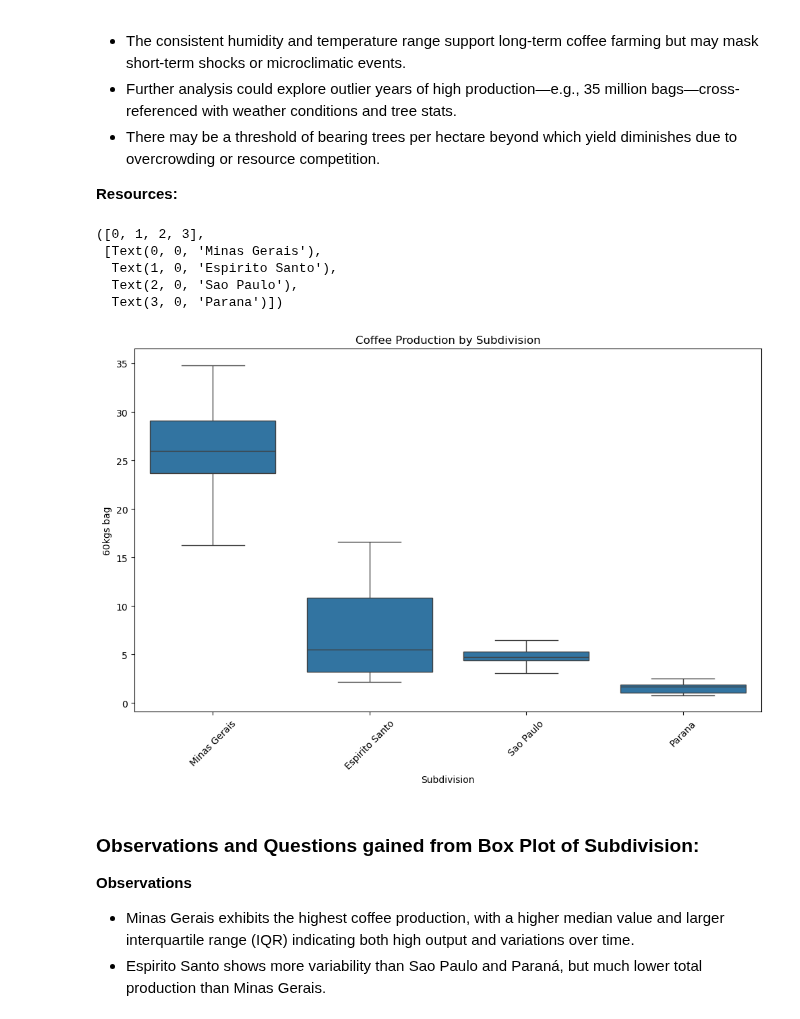
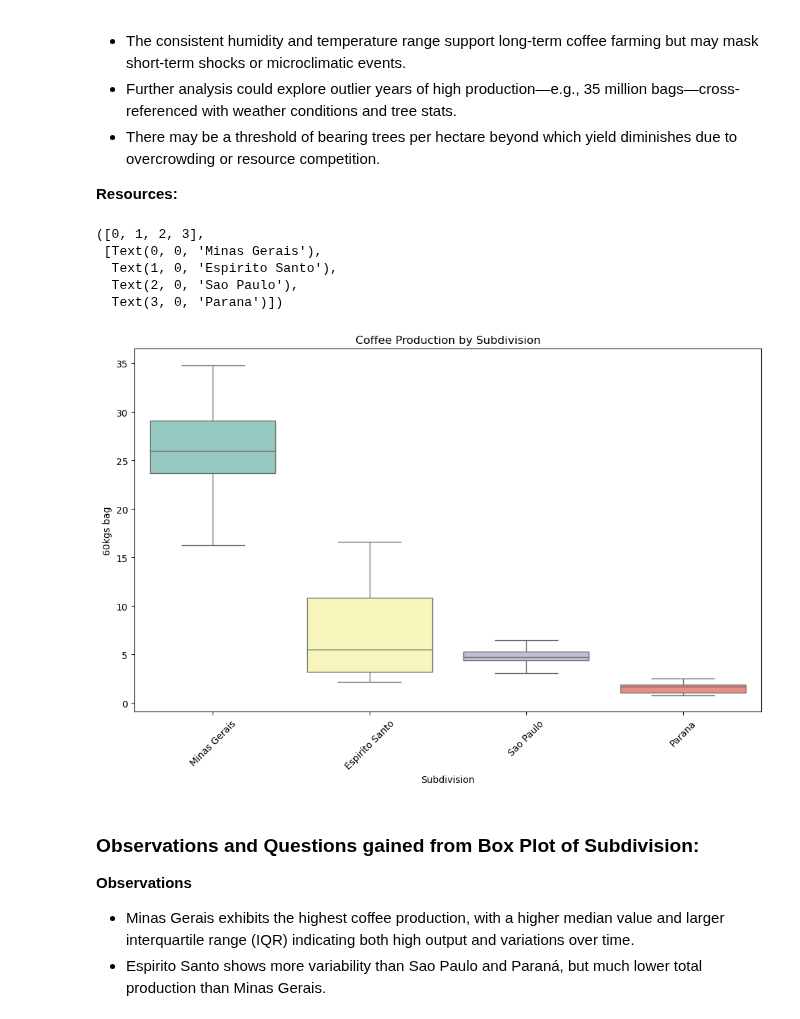
Before and after one commit to DataEden/The-Knowledge-House-2025, a Jupyter notebook: T-Labs/Coffee_Weather_Data_Analysis/notebooks/analysis.ipynb, the cells around one changed output. Saved outputs shown, nothing was run; the diff lists cells and outputs as text; code cells hidden in the pictures.

```diff
--- a/T-Labs/Coffee_Weather_Data_Analysis/notebooks/analysis.ipynb
+++ b/T-Labs/Coffee_Weather_Data_Analysis/notebooks/analysis.ipynb
@@ -186,19 +186,19 @@ Column: '60kgs_bag' → Skewness: 1.33 → Strong Right Skew
 # %%
 # TODO: BEGIN YOUR EDA!
 # 60kgs bag Per Subdivision.
 plt.figure(figsize=(12, 7))
-sns.boxplot(data=weather_merged, x='subdivision_y', y='60kgs_bag')
+sns.boxplot(data=weather_merged, x='subdivision_y', y='60kgs_bag', hue='subdivision_y', palette='Set3')
 plt.ylabel('60kgs bag')
 plt.xlabel('Subdivision')
 plt.title('Coffee Production by Subdivision')
 plt.xticks(rotation=45)
 # %% [output]
 ([0, 1, 2, 3],
  [Text(0, 0, 'Minas Gerais'),
   Text(1, 0, 'Espirito Santo'),
   Text(2, 0, 'Sao Paulo'),
   Text(3, 0, 'Parana')])
-[figure, old version]
+[figure, new version]
 # %% [markdown]
 ### Observations and Questions gained from Box Plot of Subdivision:
 
```
